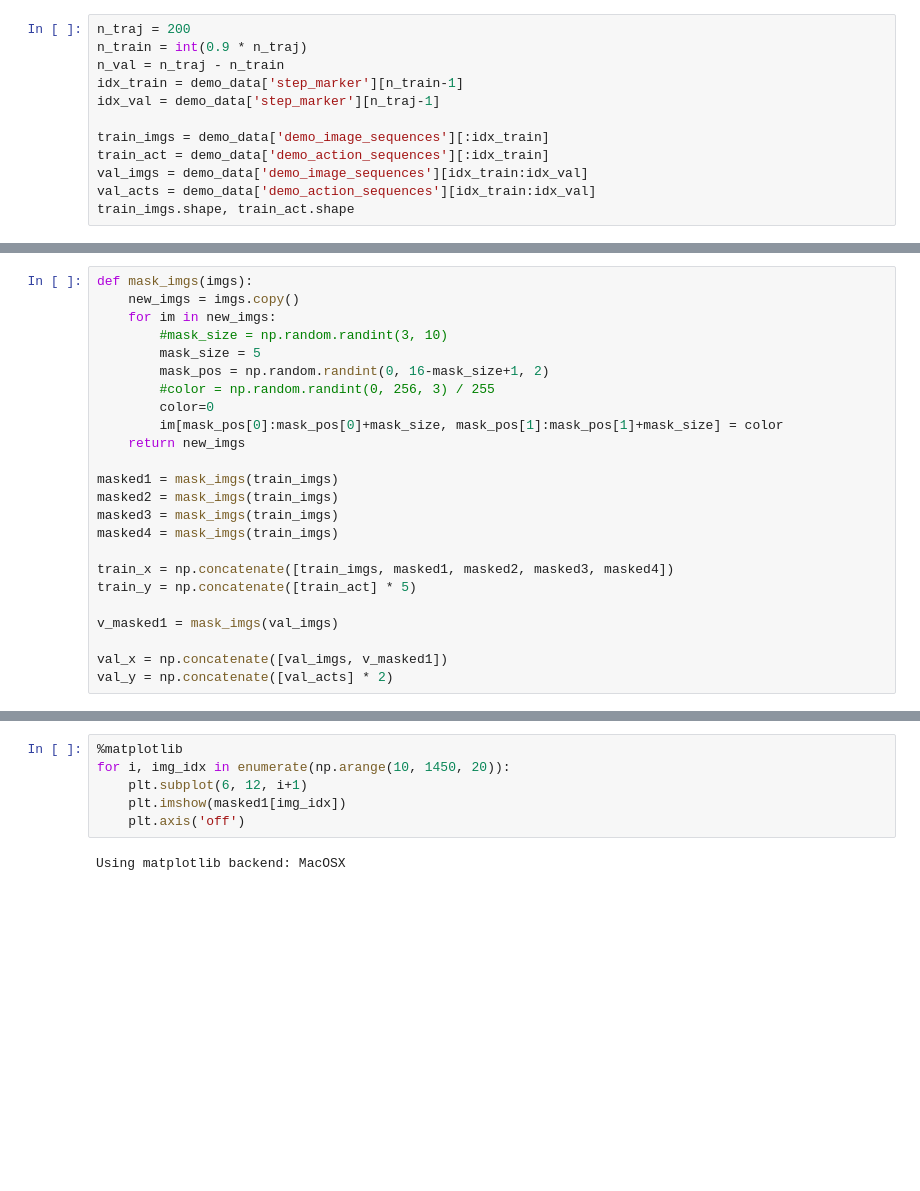
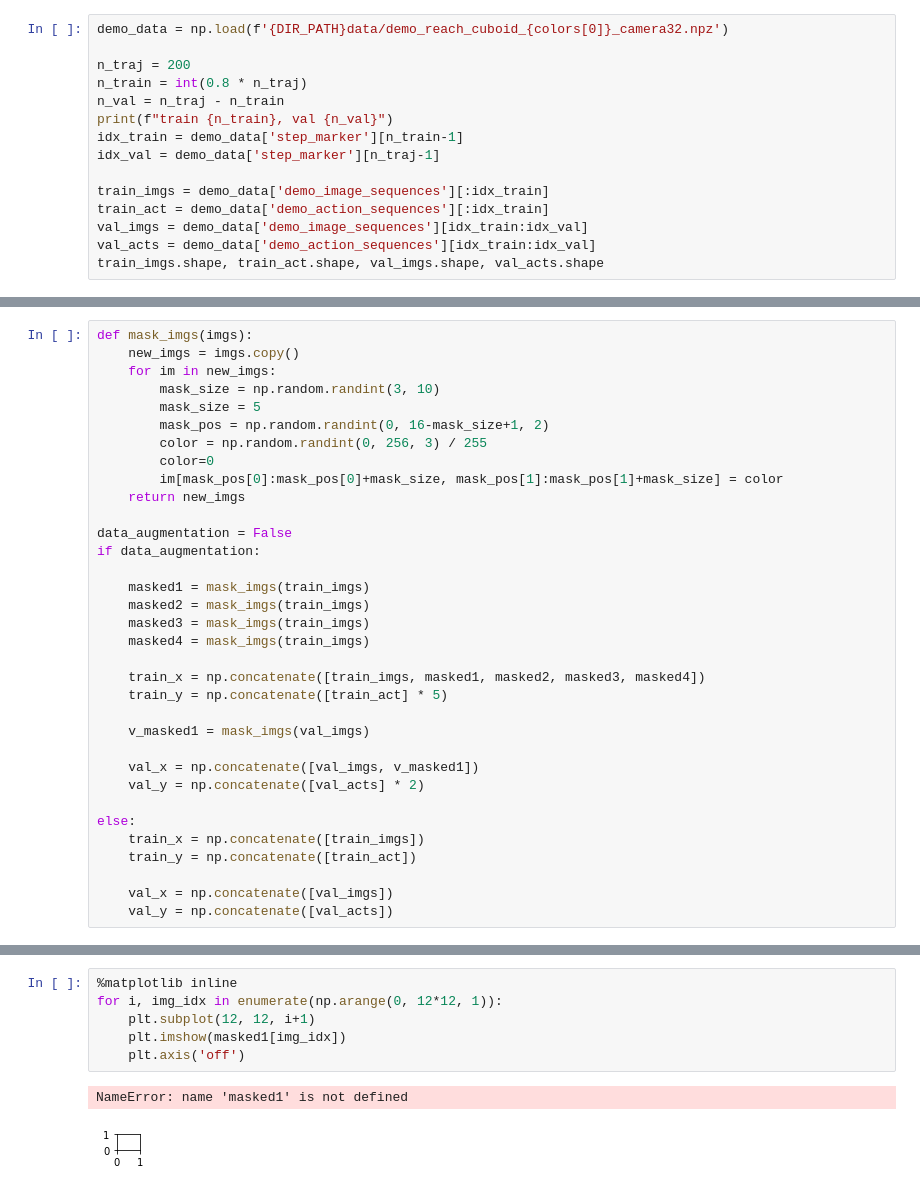
Before and after one commit to huber2/msc_project, a Jupyter notebook: nn_learning/learn_reach_different_colors.ipynb, the cells around one changed output, grey strips where cells are left out. Cells and saved outputs as stored; diff of their text form; blank space fills up the shorter version.

```diff
--- a/nn_learning/learn_reach_different_colors.ipynb
+++ b/nn_learning/learn_reach_different_colors.ipynb
@@ -18,7 +34,10 @@ step_marker (227,) int64
 # %%
+demo_data = np.load(f'{DIR_PATH}data/demo_reach_cuboid_{colors[0]}_camera32.npz')
+
 n_traj = 200
-n_train = int(0.9 * n_traj)
+n_train = int(0.8 * n_traj)
 n_val = n_traj - n_train
+print(f"train {n_train}, val {n_val}")
 idx_train = demo_data['step_marker'][n_train-1]
 idx_val = demo_data['step_marker'][n_traj-1]
 
@@ -26,5 +45,5 @@ train_imgs = demo_data['demo_image_sequences'][:idx_train]
 train_act = demo_data['demo_action_sequences'][:idx_train]
 val_imgs = demo_data['demo_image_sequences'][idx_train:idx_val]
 val_acts = demo_data['demo_action_sequences'][idx_train:idx_val]
-train_imgs.shape, train_act.shape
+train_imgs.shape, train_act.shape, val_imgs.shape, val_acts.shape
 # %% [output]
@@ -33,23 +53,33 @@ train_imgs.shape, train_act.shape
 def mask_imgs(imgs):
     new_imgs = imgs.copy()
     for im in new_imgs:
-        #mask_size = np.random.randint(3, 10)
+        mask_size = np.random.randint(3, 10)
         mask_size = 5
         mask_pos = np.random.randint(0, 16-mask_size+1, 2)
-        #color = np.random.randint(0, 256, 3) / 255
+        color = np.random.randint(0, 256, 3) / 255
         color=0
         im[mask_pos[0]:mask_pos[0]+mask_size, mask_pos[1]:mask_pos[1]+mask_size] = color
     return new_imgs
 
-masked1 = mask_imgs(train_imgs)
-masked2 = mask_imgs(train_imgs)
-masked3 = mask_imgs(train_imgs)
-masked4 = mask_imgs(train_imgs)
+data_augmentation = False
+if data_augmentation:
 
-train_x = np.concatenate([train_imgs, masked1, masked2, masked3, masked4])
-train_y = np.concatenate([train_act] * 5)
+    masked1 = mask_imgs(train_imgs)
+    masked2 = mask_imgs(train_imgs)
+    masked3 = mask_imgs(train_imgs)
+    masked4 = mask_imgs(train_imgs)
 
-v_masked1 = mask_imgs(val_imgs)
+    train_x = np.concatenate([train_imgs, masked1, masked2, masked3, masked4])
+    train_y = np.concatenate([train_act] * 5)
 
-val_x = np.concatenate([val_imgs, v_masked1])
-val_y = np.concatenate([val_acts] * 2)
+    v_masked1 = mask_imgs(val_imgs)
+
+    val_x = np.concatenate([val_imgs, v_masked1])
+    val_y = np.concatenate([val_acts] * 2)
+
+else:
+    train_x = np.concatenate([train_imgs])
+    train_y = np.concatenate([train_act])
+
+    val_x = np.concatenate([val_imgs])
+    val_y = np.concatenate([val_acts])
@@ -64,8 +98,9 @@ Using matplotlib backend: MacOSX
 # %%
-%matplotlib
-for i, img_idx in enumerate(np.arange(10, 1450, 20)):
-    plt.subplot(6, 12, i+1)
+%matplotlib inline
+for i, img_idx in enumerate(np.arange(0, 12*12, 1)):
+    plt.subplot(12, 12, i+1)
     plt.imshow(masked1[img_idx])
     plt.axis('off')
 # %% [output]
-Using matplotlib backend: MacOSX
+NameError: name 'masked1' is not defined
+[figure, added]
```
Also changed, not shown: parts of 28 cells of this notebook, 10 other files.
